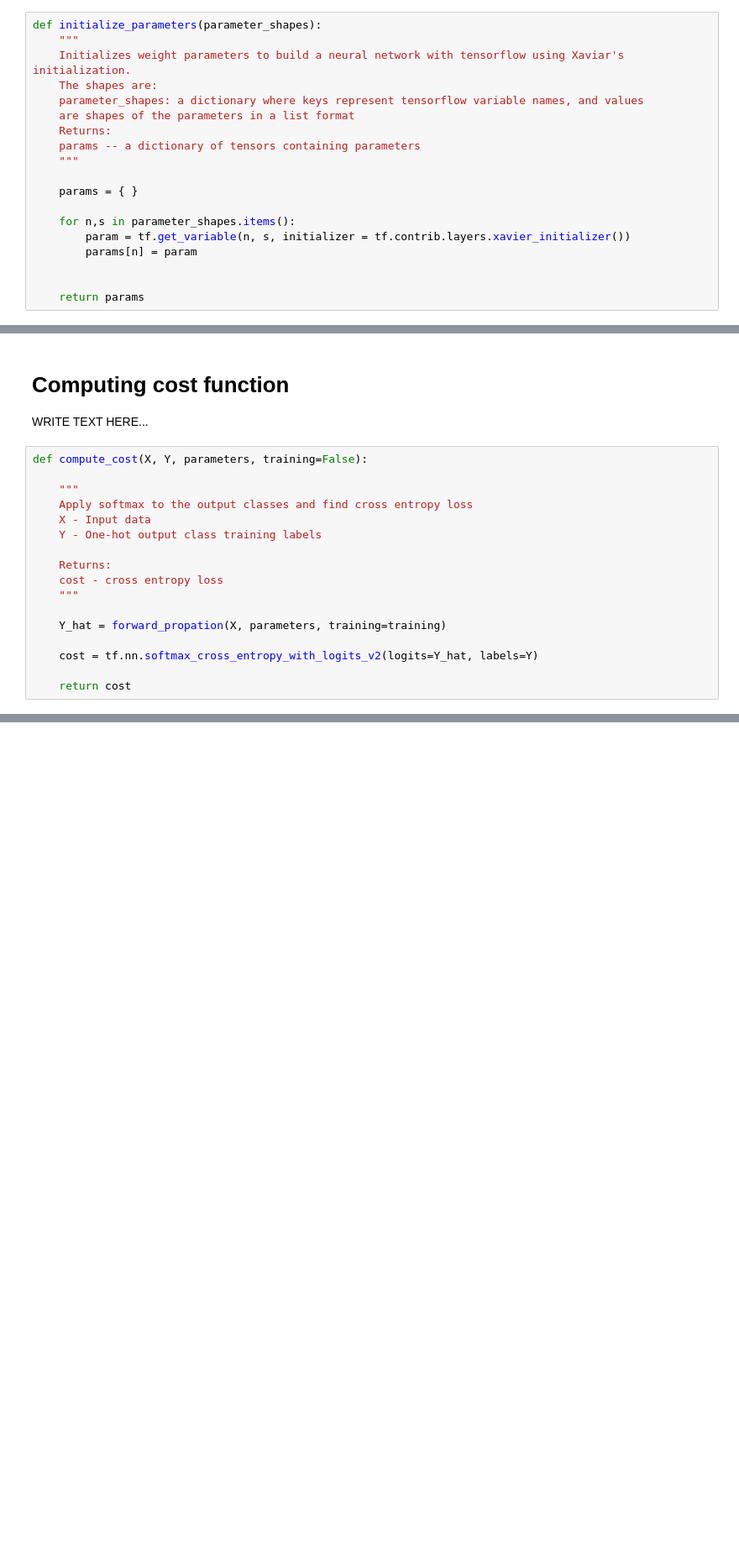
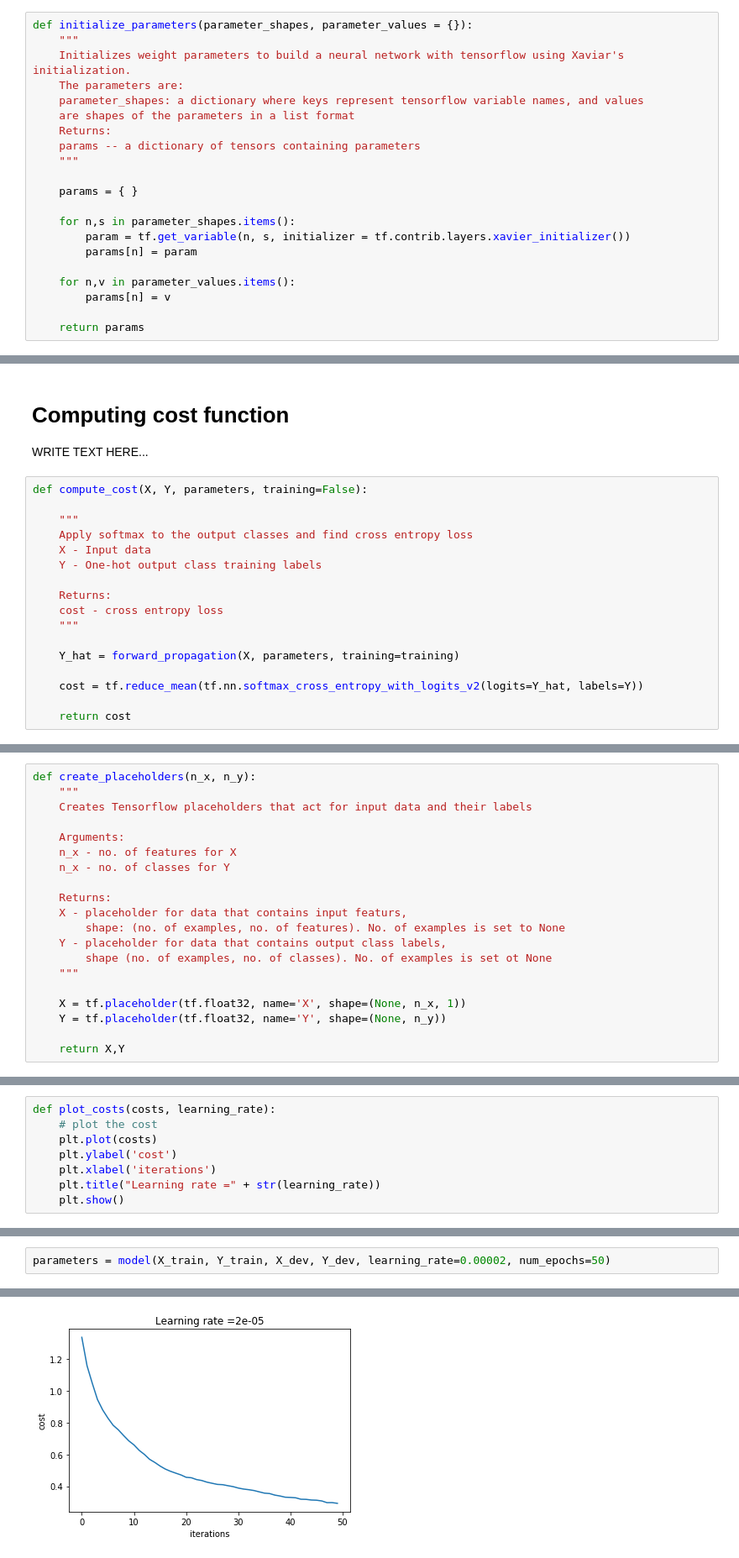
Before and after one commit to iqaan/epilepsy-cnn, a Jupyter notebook: epilepsy-detection-cnn.ipynb, the cells around one changed output, grey strips where cells are left out. Shown at 84% size. Drawn from its saved outputs; the diff is of its cells as text; blank space fills up the shorter version.

```diff
--- a/epilepsy-detection-cnn.ipynb
+++ b/epilepsy-detection-cnn.ipynb
@@ -78,10 +76,10 @@ KeyboardInterrupt:
 
 WRITE TEXT HERE...
 # %%
-def initialize_parameters(parameter_shapes):
+def initialize_parameters(parameter_shapes, parameter_values = {}):
     """
     Initializes weight parameters to build a neural network with tensorflow using Xaviar's initialization.
-    The shapes are:
+    The parameters are:
     parameter_shapes: a dictionary where keys represent tensorflow variable names, and values
     are shapes of the parameters in a list format
     Returns:
@@ -94,6 +92,8 @@ def initialize_parameters(parameter_shapes):
         param = tf.get_variable(n, s, initializer = tf.contrib.layers.xavier_initializer())
         params[n] = param
 
+    for n,v in parameter_values.items():
+        params[n] = v
 
     return params
 # %% [markdown]
@@ -181,8 +184,8 @@ def compute_cost(X, Y, parameters, training=False):
     cost - cross entropy loss
     """
 
-    Y_hat = forward_propation(X, parameters, training=training)
+    Y_hat = forward_propagation(X, parameters, training=training)
 
-    cost = tf.nn.softmax_cross_entropy_with_logits_v2(logits=Y_hat, labels=Y)
+    cost = tf.reduce_mean(tf.nn.softmax_cross_entropy_with_logits_v2(logits=Y_hat, labels=Y))
 
     return cost
@@ -188,0 +200,20 @@ def compute_cost(X, Y, parameters, training=False):
+# %%
+def create_placeholders(n_x, n_y):
+    """
+    Creates Tensorflow placeholders that act for input data and their labels
+
+    Arguments:
+    n_x - no. of features for X
+    n_x - no. of classes for Y
+
+    Returns:
+    X - placeholder for data that contains input featurs,
+        shape: (no. of examples, no. of features). No. of examples is set to None
+    Y - placeholder for data that contains output class labels,
+        shape (no. of examples, no. of classes). No. of examples is set ot None
+    """
+
+    X = tf.placeholder(tf.float32, name='X', shape=(None, n_x, 1))
+    Y = tf.placeholder(tf.float32, name='Y', shape=(None, n_y))
+
+    return X,Y
@@ -188,0 +314,8 @@ def compute_cost(X, Y, parameters, training=False):
+# %%
+def plot_costs(costs, learning_rate):
+    # plot the cost
+    plt.plot(costs)
+    plt.ylabel('cost')
+    plt.xlabel('iterations')
+    plt.title("Learning rate =" + str(learning_rate))
+    plt.show()
@@ -188,0 +444,3 @@ def compute_cost(X, Y, parameters, training=False):
+# %%
+parameters = model(X_train, Y_train, X_dev, Y_dev, learning_rate=0.00002, num_epochs=50)
+# %% [output]
@@ -188,0 +464 @@ def compute_cost(X, Y, parameters, training=False):
+[figure, added]
```
Also changed, not shown: parts of 22 cells of this notebook, 1 other file.
